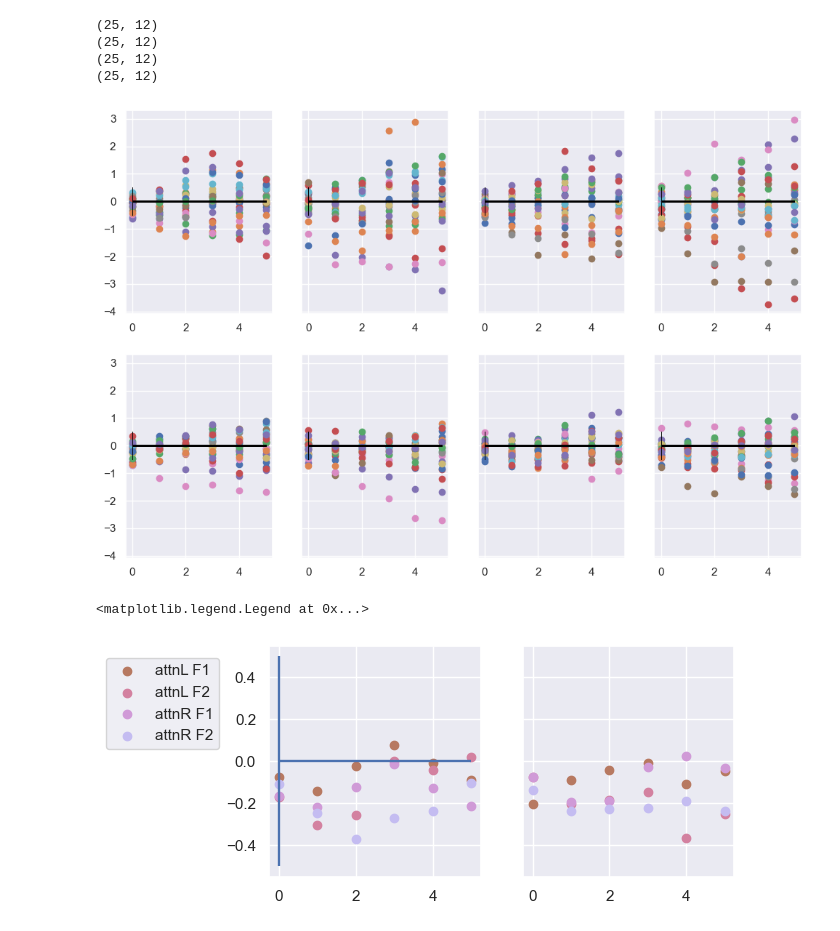
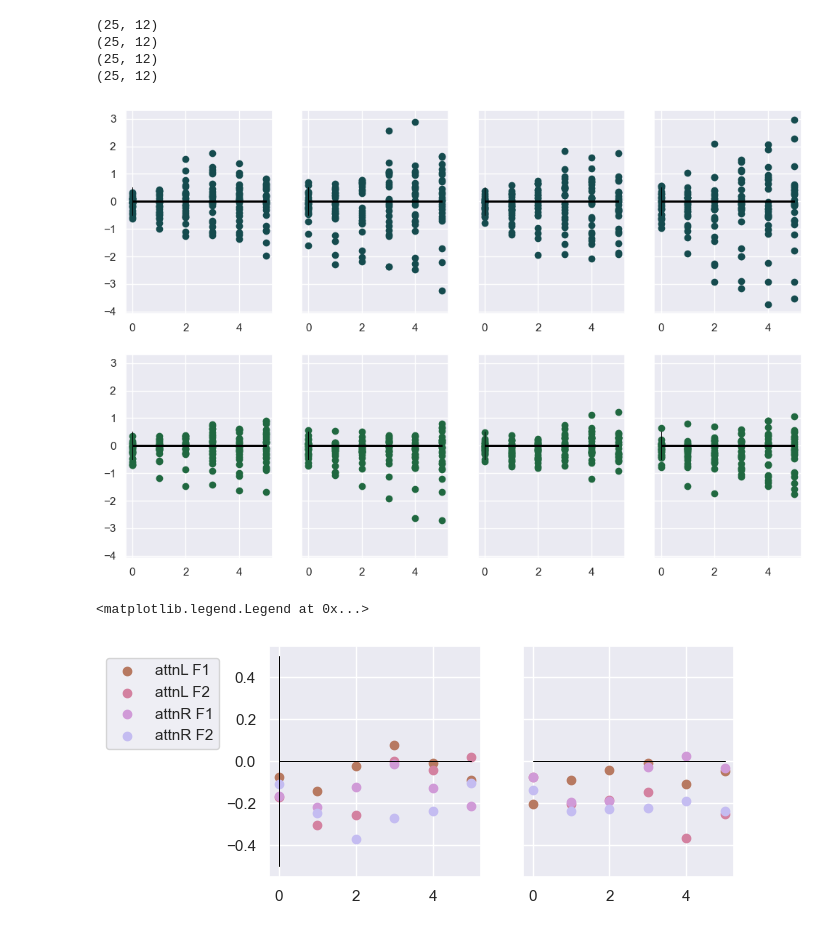
Before and after one commit to PatriciaNL/LTP_analysis, a Jupyter notebook: PythonScripts/GetAllSubjCRFDiff.ipynb, the cells around one changed output. Saved outputs shown, nothing was run; the diff lists cells and outputs as text; code cells hidden in the pictures.

```diff
--- a/PythonScripts/GetAllSubjCRFDiff.ipynb
+++ b/PythonScripts/GetAllSubjCRFDiff.ipynb
@@ -24,6 +24,7 @@ diff_ax = np.arange(0,NumBins) # plot differences
 # %%
 cp1 = sns.color_palette("cubehelix",12)# dark to light
 cp2 = sns.color_palette("hls",12)
+sns.set_theme(context='notebook', style = 'darkgrid', palette=cp1)
 # %%
 # Main Directory of processed file from MatLab
 MainDir = 'D:\\AttnXV3_analysis\\RCA_F1\\AvgCRFs\\' # set dir
@@ -85,18 +86,17 @@ for co in range(NumConds):
 # %%
 fig,axs = plt.subplots(2,NumConds,figsize = (12,8), sharey = True)
 
 for co in range(NumConds):
     for su in range(NumSubs):
-        axs[0,co].scatter(diff_ax,AllDiffs[co][su,:6])
+        axs[0,co].scatter(diff_ax,AllDiffs[co][su,:6], color = cp1[2])
         axs[0,co].hlines(0, xmin = 0, xmax = 5, color = 'black',linewidth = 1)
         axs[0,co].vlines(0, ymin = -1/2, ymax = 1/2, color = 'black',linewidth = 1/2)
 
-        axs[1,co].scatter(diff_ax,AllDiffs[co][su,6:])
+        axs[1,co].scatter(diff_ax,AllDiffs[co][su,6:],color = cp1[3])
         axs[1,co].hlines(0, xmin = 0, xmax = 5, color = 'black',linewidth = 1)
         axs[1,co].vlines(0, ymin = -1/2, ymax = 1/2, color = 'black',linewidth = 1/2)
-    #plt.show()
 # %% [output]
-[figure, old version]
+[figure, new version]
 # %%
 AvgDiffs = {}
 
@@ -108,11 +108,12 @@ for i in range(NumConds):
     axs[0].scatter(diff_ax,AvgDiffs[i][:6], label = f'{data_labels[i]}', color = cp1[i+6])
     axs[1].scatter(diff_ax,AvgDiffs[i][6:], label = f'{data_labels[i]}', color = cp1[i+6])
 
-    axs[0].hlines(0, xmin = 0,xmax = 5 )
-    axs[0].vlines(0, ymin = -1/2,ymax = 1/2)
+    axs[0].hlines(0,xmin=0,xmax=5,color='black',linewidth = 1/2)
+    axs[1].hlines(0,xmin=0,xmax=5,color='black',linewidth = 1/2)
+    axs[0].vlines(0,ymin=-1/2,ymax=1/2,color ='black',linewidth=1/2)
 
 axs[0].legend(loc = 'upper right',fontsize=9)
 axs[0].legend(loc='upper right', bbox_to_anchor=(-0.2, 0.98))
 # %% [output]
 <matplotlib.legend.Legend at 0x...>
-[figure, old version]
+[figure, new version]
```
Also changed, not shown: parts of 1 cell of this notebook.
